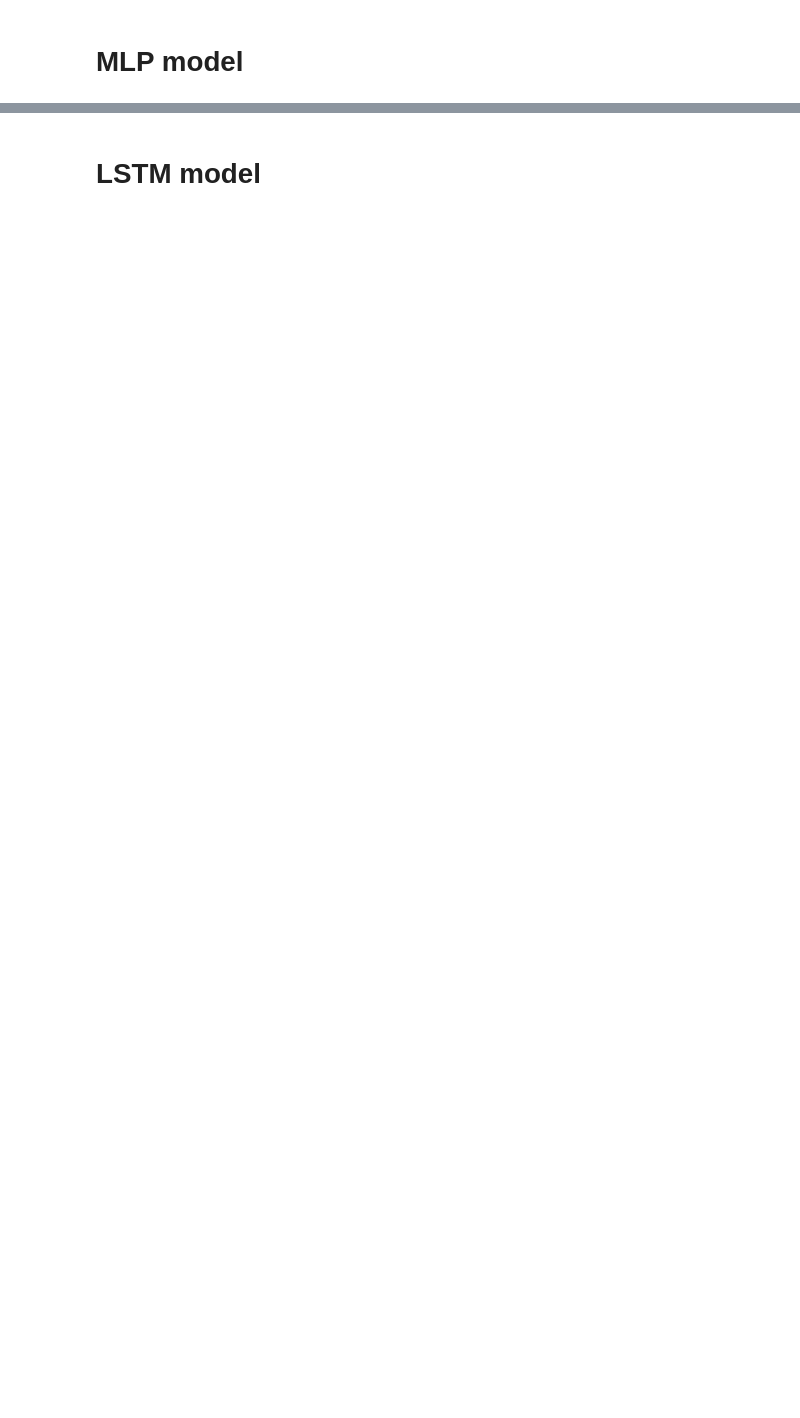
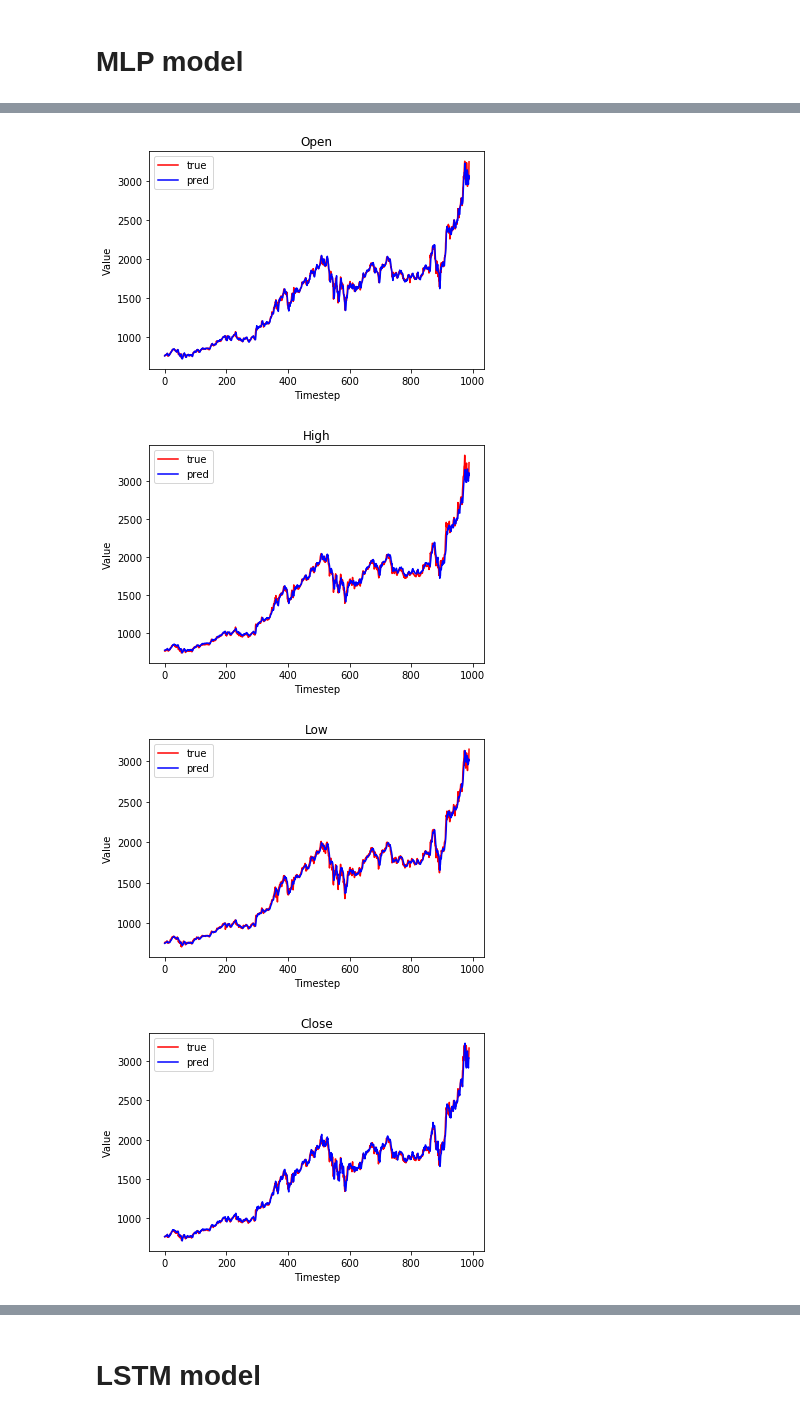
Before and after one commit to tymefighter/Forecast, a Jupyter notebook: notebooks/forecast-amazon-dataset.ipynb, the cells around one changed output, grey strips where cells are left out. Drawn from its saved outputs; the diff is of its cells as text; code cells hidden in the pictures; blank space fills up the shorter version.

```diff
--- a/notebooks/forecast-amazon-dataset.ipynb
+++ b/notebooks/forecast-amazon-dataset.ipynb
@@ -97,6 +106,31 @@ trainSequences = Utility.breakTrainSeq(
     exogenousSeries=None,
     seqLength=seqLength
 )
+# %%
+columnNames = list(stock_df.columns)
+
+def plotPredTrue(pred, target):
+
+    for i, columnName in enumerate(columnNames):
+        Plot.plotPredTrue(
+            pred=pred[:, i],
+            target=target[:, i],
+            title=columnName
+        )
+
+def displayMetrics(pred, target):
+
+    mape = Metric.mape(pred, target)
+    mae = Metric.mae(pred, target)
+    mpe = Metric.mpe(pred, target)
+    mse = Metric.mse(pred, target)
+    rmse = Metric.rmse(pred, target)
+
+    for i, columnName in enumerate(columnNames):
+        print(
+            f'{columnName}: MAPE: {mape[i]: .2f} MAE: {mae[i]: .2f} '
+            + f'MPE: {mpe[i]: .2f} MSE: {mse[i]: .2f} RMSE: {rmse[i]: .2f}'
+        )
 # %% [markdown]
 # MLP model
 # %%
@@ -182,0 +199,7 @@ for i, columnName in enumerate(columnNames):
+# %%
+plotPredTrue(pred, target)
+# %% [output]
+[figure, added]
+[figure, added]
+[figure, added]
+[figure, added]
```
Also changed, not shown: parts of 34 cells of this notebook, 1 other file.
